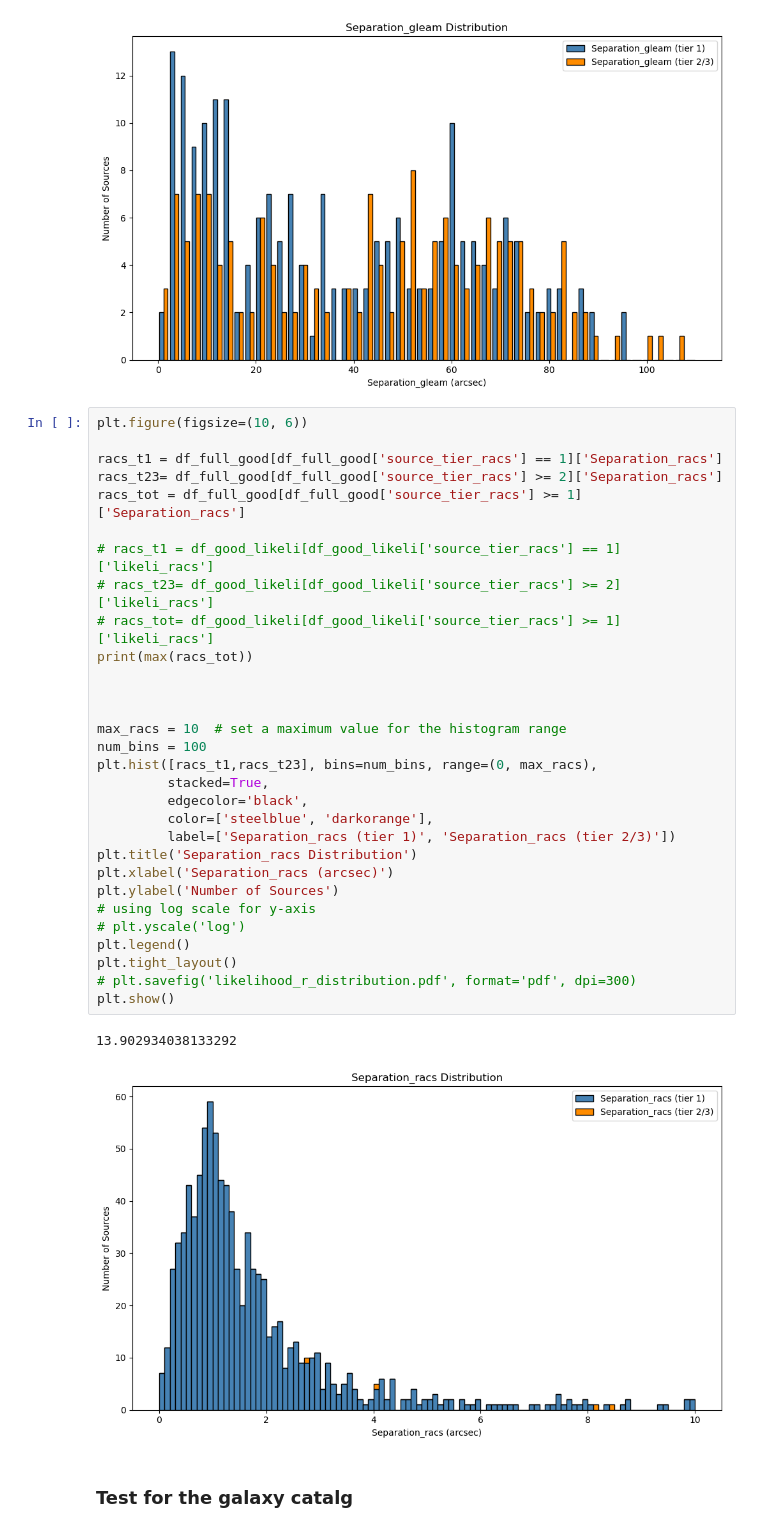
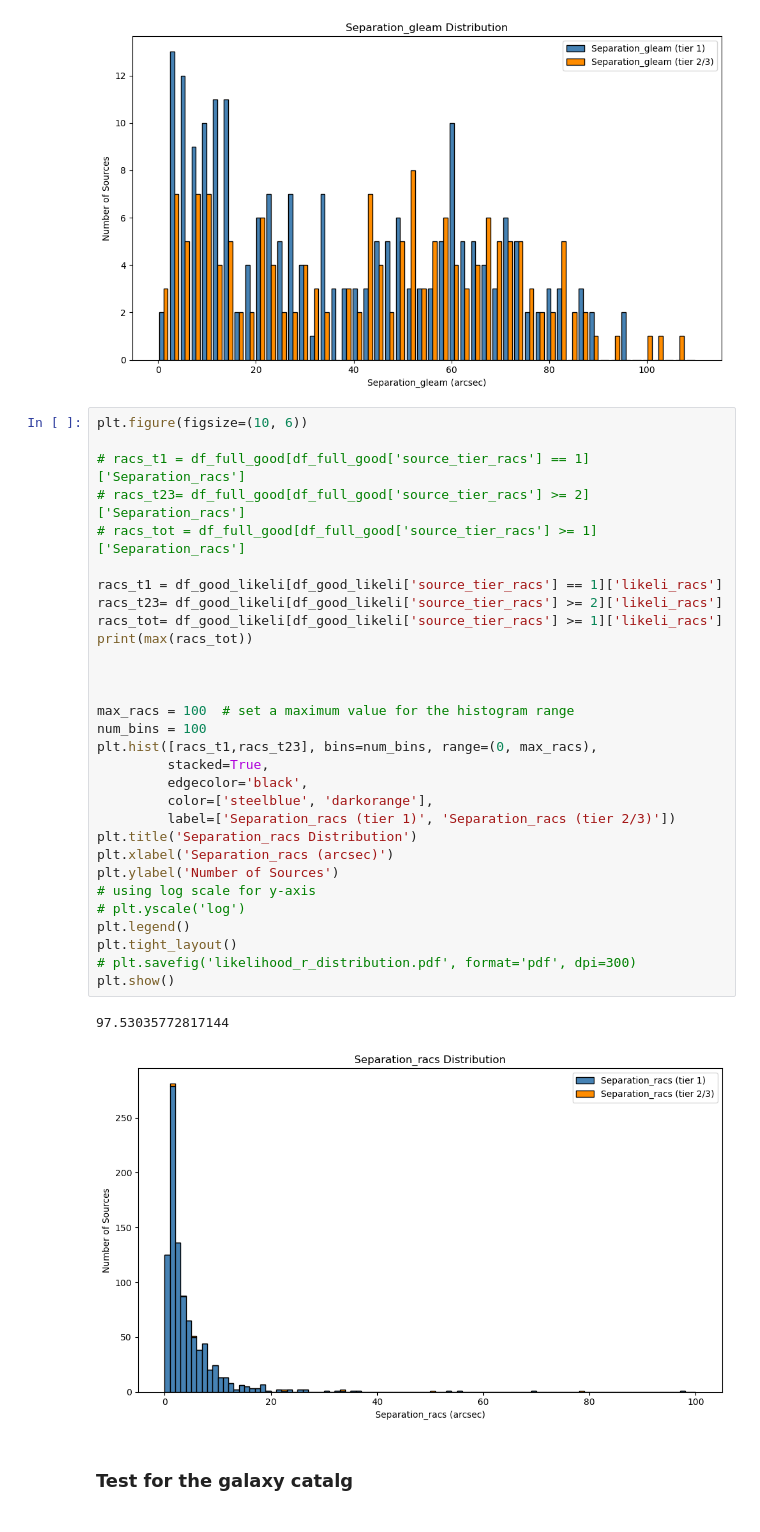
Before and after one commit to ykzhang112233/highz-catalogue, a Jupyter notebook: scripts/0-result_analysis.ipynb, the cells around one changed output. Drawn from its saved outputs; the diff is of its cells as text.

Commit message:
make the rayleigh distribution plot. TODO: update it to a funtion and draw all of them

```diff
--- a/scripts/0-result_analysis.ipynb
+++ b/scripts/0-result_analysis.ipynb
@@ -745,36 +820,36 @@ plt.show()
 # %%
 plt.figure(figsize=(10, 6))
 
-racs_t1 = df_full_good[df_full_good['source_tier_racs'] == 1]['Separation_racs']
-racs_t23= df_full_good[df_full_good['source_tier_racs'] >= 2]['Separation_racs']
-racs_tot = df_full_good[df_full_good['source_tier_racs'] >= 1]['Separation_racs']
+# racs_t1 = df_full_good[df_full_good['source_tier_racs'] == 1]['Separation_racs']
+# racs_t23= df_full_good[df_full_good['source_tier_racs'] >= 2]['Separation_racs']
+# racs_tot = df_full_good[df_full_good['source_tier_racs'] >= 1]['Separation_racs']
 
-# racs_t1 = df_good_likeli[df_good_likeli['source_tier_racs'] == 1]['likeli_racs']
-# racs_t23= df_good_likeli[df_good_likeli['source_tier_racs'] >= 2]['likeli_racs']
-# racs_tot= df_good_likeli[df_good_likeli['source_tier_racs'] >= 1]['likeli_racs']
+racs_t1 = df_good_likeli[df_good_likeli['source_tier_racs'] == 1]['likeli_racs']
+racs_t23= df_good_likeli[df_good_likeli['source_tier_racs'] >= 2]['likeli_racs']
+racs_tot= df_good_likeli[df_good_likeli['source_tier_racs'] >= 1]['likeli_racs']
 print(max(racs_tot))
 
 
 
-max_racs = 10  # set a maximum value for the histogram range
+max_racs = 100  # set a maximum value for the histogram range
 num_bins = 100
 plt.hist([racs_t1,racs_t23], bins=num_bins, range=(0, max_racs),
          stacked=True,
          edgecolor='black',
          color=['steelblue', 'darkorange'],
          label=['Separation_racs (tier 1)', 'Separation_racs (tier 2/3)'])
 plt.title('Separation_racs Distribution')
 plt.xlabel('Separation_racs (arcsec)')
 plt.ylabel('Number of Sources')
 # using log scale for y-axis
 # plt.yscale('log')
 plt.legend()
 plt.tight_layout()
 # plt.savefig('likelihood_r_distribution.pdf', format='pdf', dpi=300)
 plt.show()
 # %% [output]
-13.902934038133292
+97.53035772817144
-[figure, old version]
+[figure, new version]
 # %% [markdown]
 ### Test for the galaxy catalg
 # %%
```
Also changed, not shown: parts of 4 cells of this notebook.
